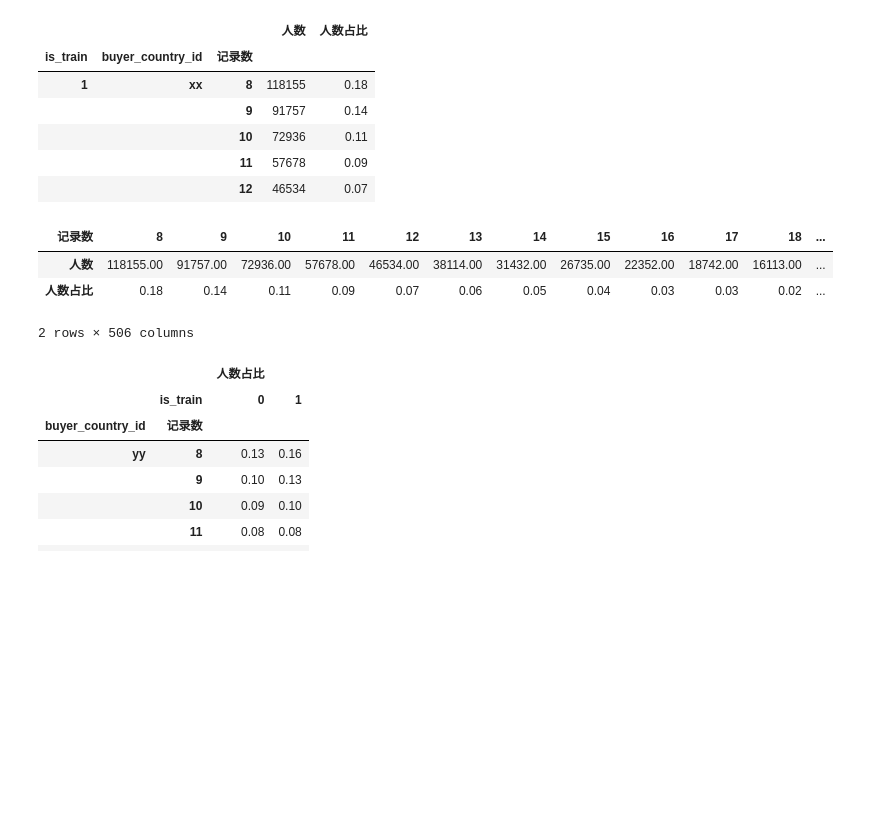
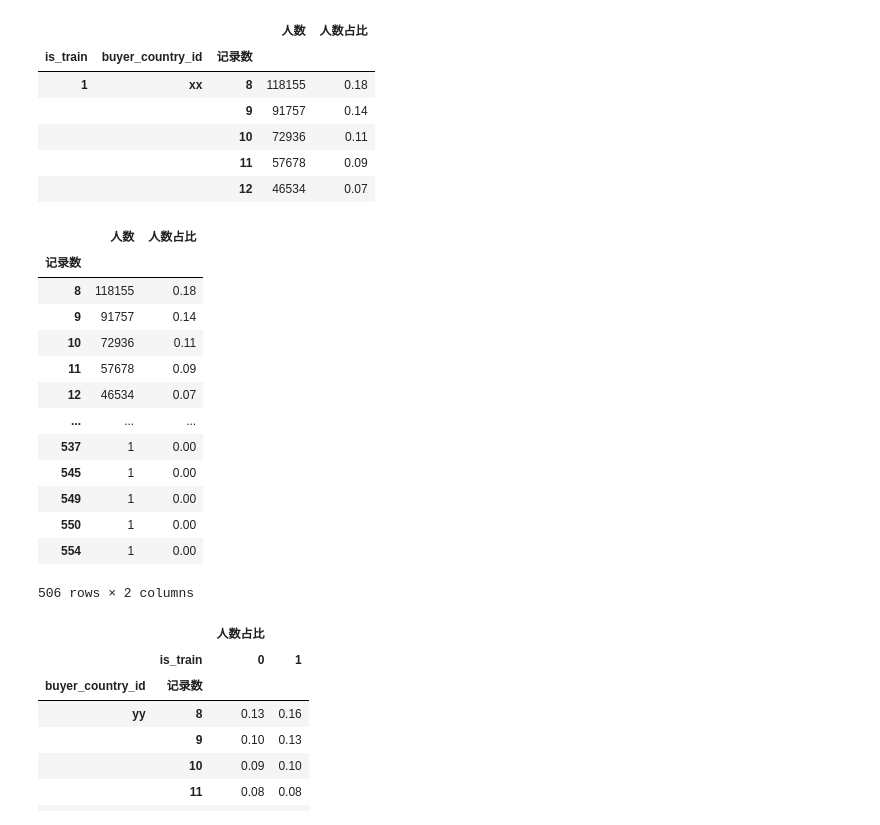
Before and after one commit to surpoloyang/Practical_Learning__Machine_Learning_May, a Jupyter notebook: Past-Competition-learning/Cross-border-E-commerce-Algorithm-Competition/code/AntaiCup-Data-Exploration-And-Analysis.ipynb, the cells around one changed output. Saved outputs shown, nothing was run; the diff lists cells and outputs as text; code cells hidden in the pictures; blank space fills up the shorter version.

```diff
--- a/Past-Competition-learning/Cross-border-E-commerce-Algorithm-Competition/code/AntaiCup-Data-Exploration-And-Analysis.ipynb
+++ b/Past-Competition-learning/Cross-border-E-commerce-Algorithm-Competition/code/AntaiCup-Data-Exploration-And-Analysis.ipynb
@@ -331,12 +377,22 @@ admin_user_cnt.head()
 |  |  | 12 | 46534 | 0.07 |
 # %%
 # xx国——用户记录数与用户数
-admin_user_cnt.loc[(1,'xx')][['人数','人数占比']].T
+admin_user_cnt.loc[(1,'xx')][['人数','人数占比']]
 # %% [output]
-| 记录数 | 8 | 9 | 10 | 11 | 12 | 13 | 14 | 15 | 16 | 17 | 18 | ... |
-| 人数 | 118155.00 | 91757.00 | 72936.00 | 57678.00 | 46534.00 | 38114.00 | 31432.00 | 26735.00 | 22352.00 | 18742.00 | 16113.00 | ... |
-| 人数占比 | 0.18 | 0.14 | 0.11 | 0.09 | 0.07 | 0.06 | 0.05 | 0.04 | 0.03 | 0.03 | 0.02 | ... |
+|  | 人数 | 人数占比 |
+| 记录数 |  |  |
+| 8 | 118155 | 0.18 |
+| 9 | 91757 | 0.14 |
+| 10 | 72936 | 0.11 |
+| 11 | 57678 | 0.09 |
+| 12 | 46534 | 0.07 |
+| ... | ... | ... |
+| 537 | 1 | 0.00 |
+| 545 | 1 | 0.00 |
+| 549 | 1 | 0.00 |
+| 550 | 1 | 0.00 |
+| 554 | 1 | 0.00 |
-2 rows × 506 columns
+506 rows × 2 columns
 # %%
 # yy国——记录数与用户数占比
 admin_user_cnt.loc[([1,0],'yy',slice(None))][['人数','人数占比']].unstack(0).drop('人数',1).head(10)
```
Also changed, not shown: parts of 16 cells of this notebook.
